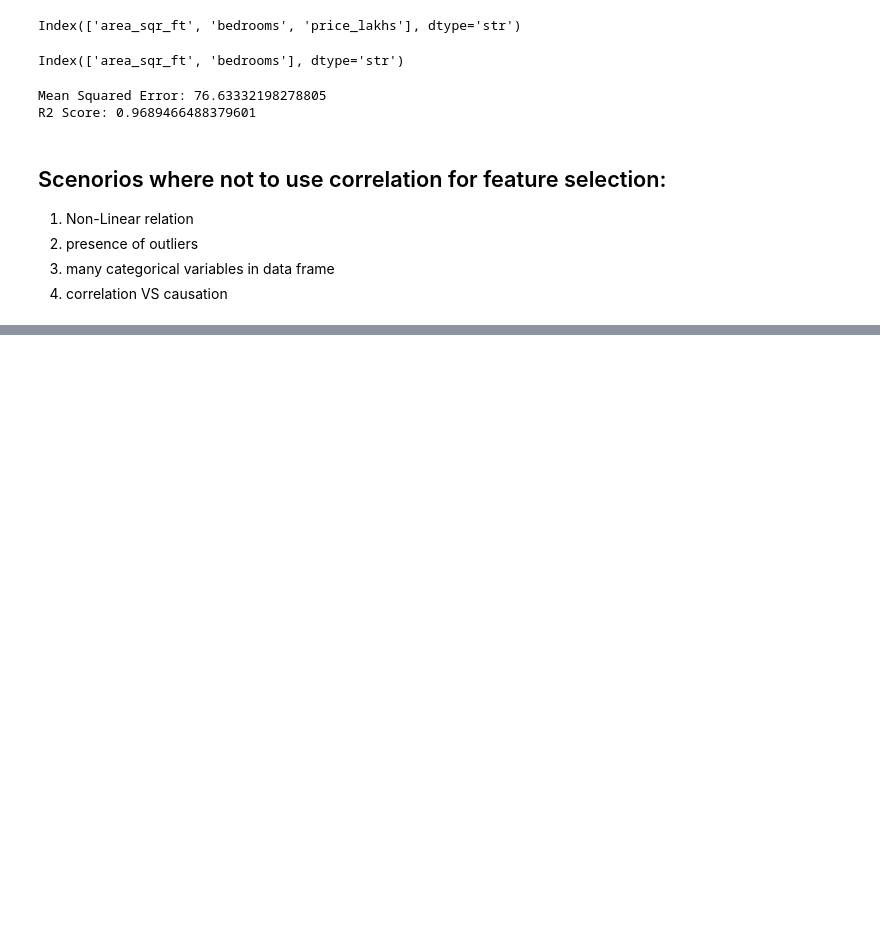
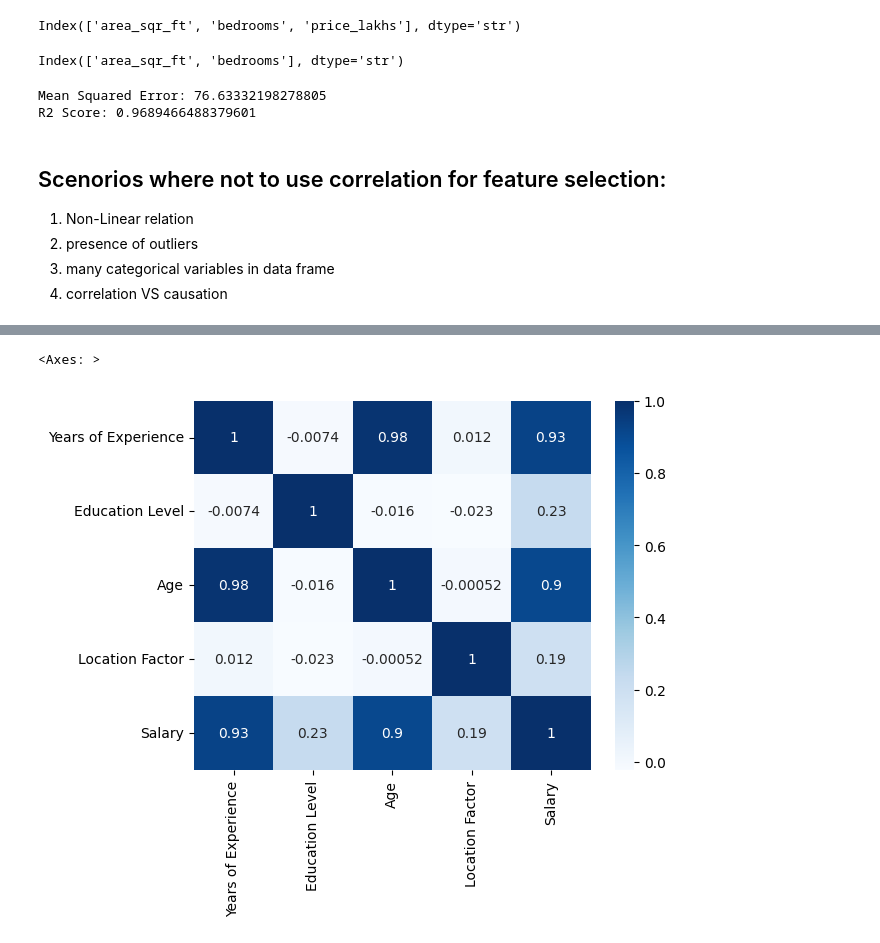
Before and after one commit to rupeshkumarp/ML, a Jupyter notebook: feature_Engireering/Feature_selection.ipynb, the cells around one changed output, grey strips where cells are left out. Saved outputs shown, nothing was run; the diff lists cells and outputs as text; code cells hidden in the pictures; blank space fills up the shorter version.

```diff
--- a/feature_Engireering/Feature_selection.ipynb
+++ b/feature_Engireering/Feature_selection.ipynb
@@ -91,0 +153,7 @@ R2 Score: 0.9689466488379601
+# %%
+cm=df.corr()
+
+sns.heatmap(cm,annot=True,cmap='Blues')
+# %% [output]
+<Axes: >
+[figure, added]
```
Also changed, not shown: parts of 20 cells of this notebook.
